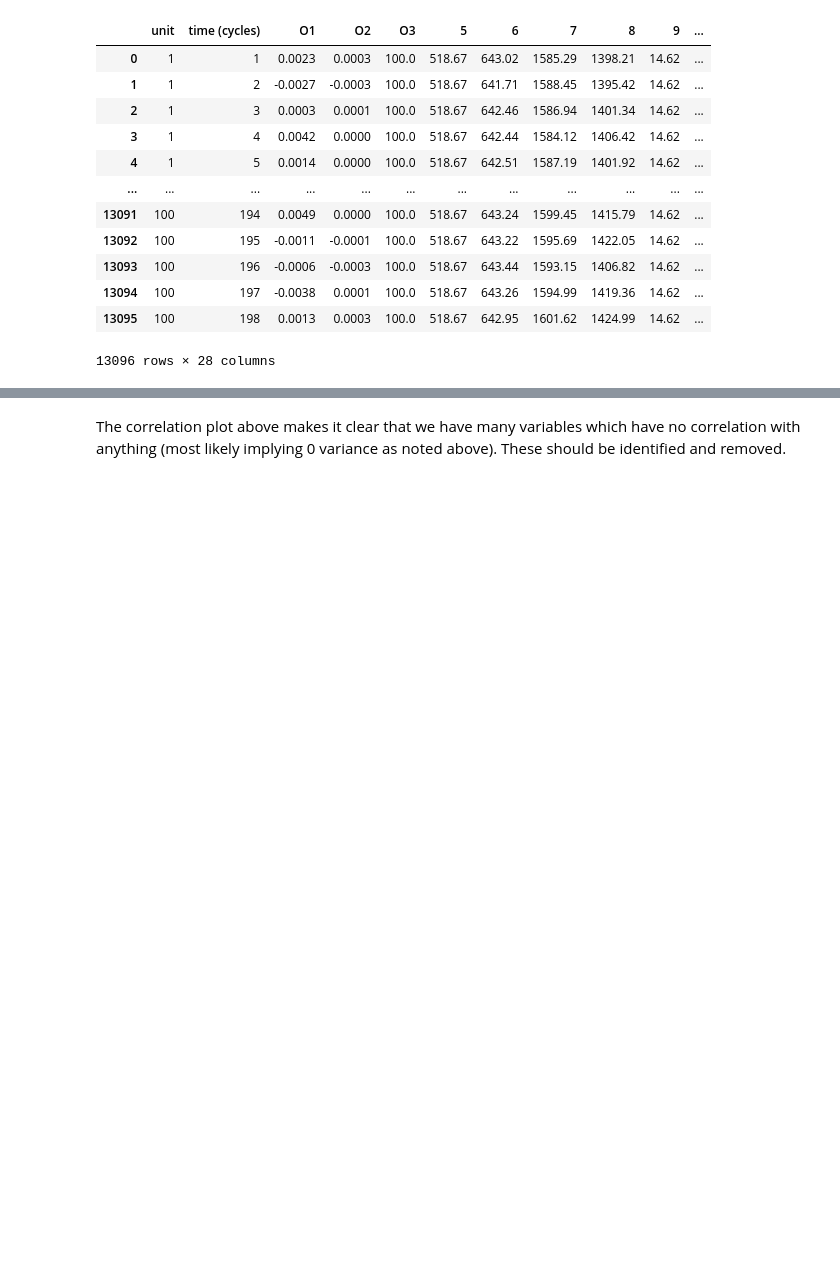
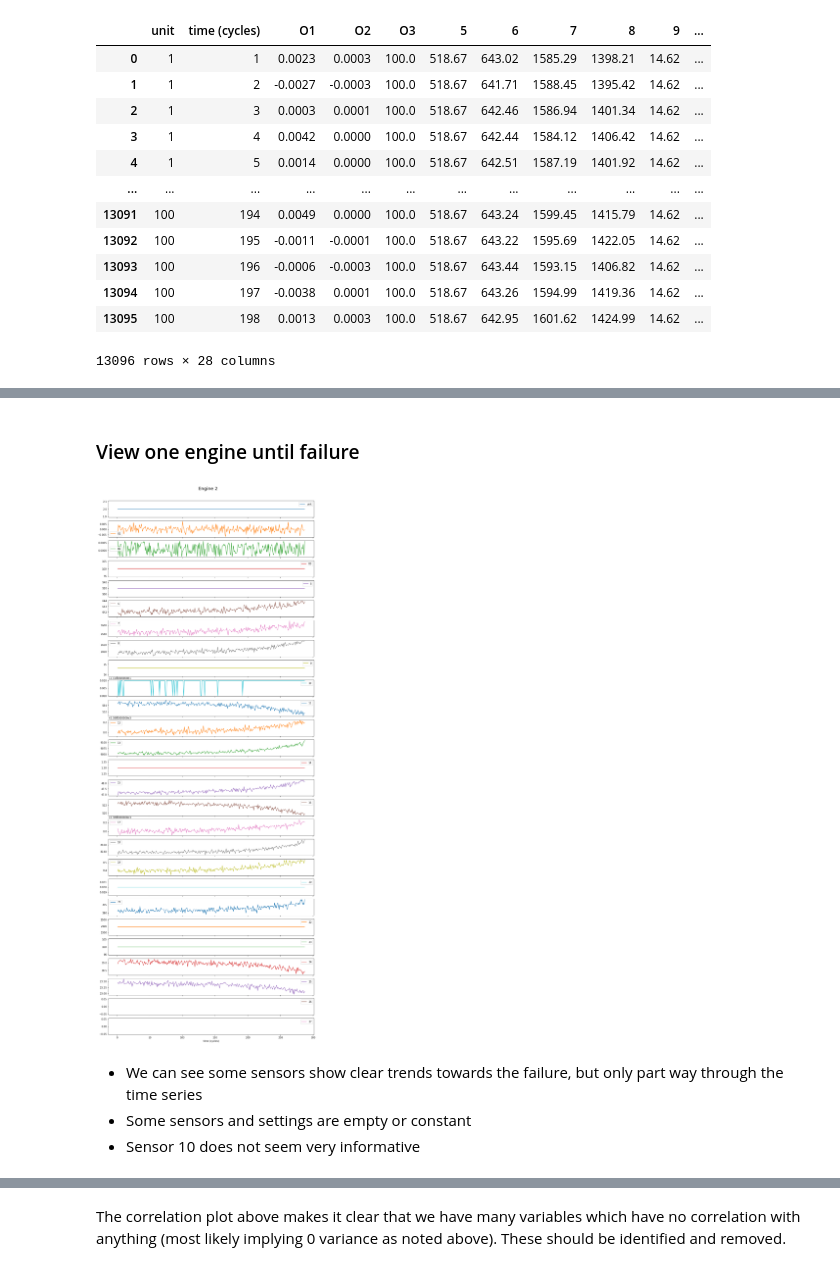
Before and after one commit to smacintyreR/sie-2021, a Jupyter notebook: siemens-ds-coding-test/SE - Task 2 - Code.ipynb, the cells around one changed output, grey strips where cells are left out. Saved outputs shown, nothing was run; the diff lists cells and outputs as text; code cells hidden in the pictures; blank space fills up the shorter version.

```diff
--- a/siemens-ds-coding-test/SE - Task 2 - Code.ipynb
+++ b/siemens-ds-coding-test/SE - Task 2 - Code.ipynb
@@ -145,3 +188,16 @@ df_train.groupby('unit').max()['time (cycles)'].hist()
+# %% [markdown]
+### View one engine until failure
+# %%
+df_train.loc[df_train.unit == 2] \
+    .set_index('time (cycles)') \
+    .plot(subplots=True, sharex=True, figsize=(15,40));
+plt.suptitle("Engine 2", y = 0.90, size = 18);
+# %% [output]
+[figure, added]
+# %% [markdown]
+- We can see some sensors show clear trends towards the failure, but only part way through the time series
+- Some sensors and settings are empty or constant
+- Sensor 10 does not seem very informative
 # %%
 plt.figure(figsize=(8,8))
 plt.matshow(df_train.corr(), fignum = 1)
```
Also changed, not shown: parts of 82 cells of this notebook, 1 other file.
